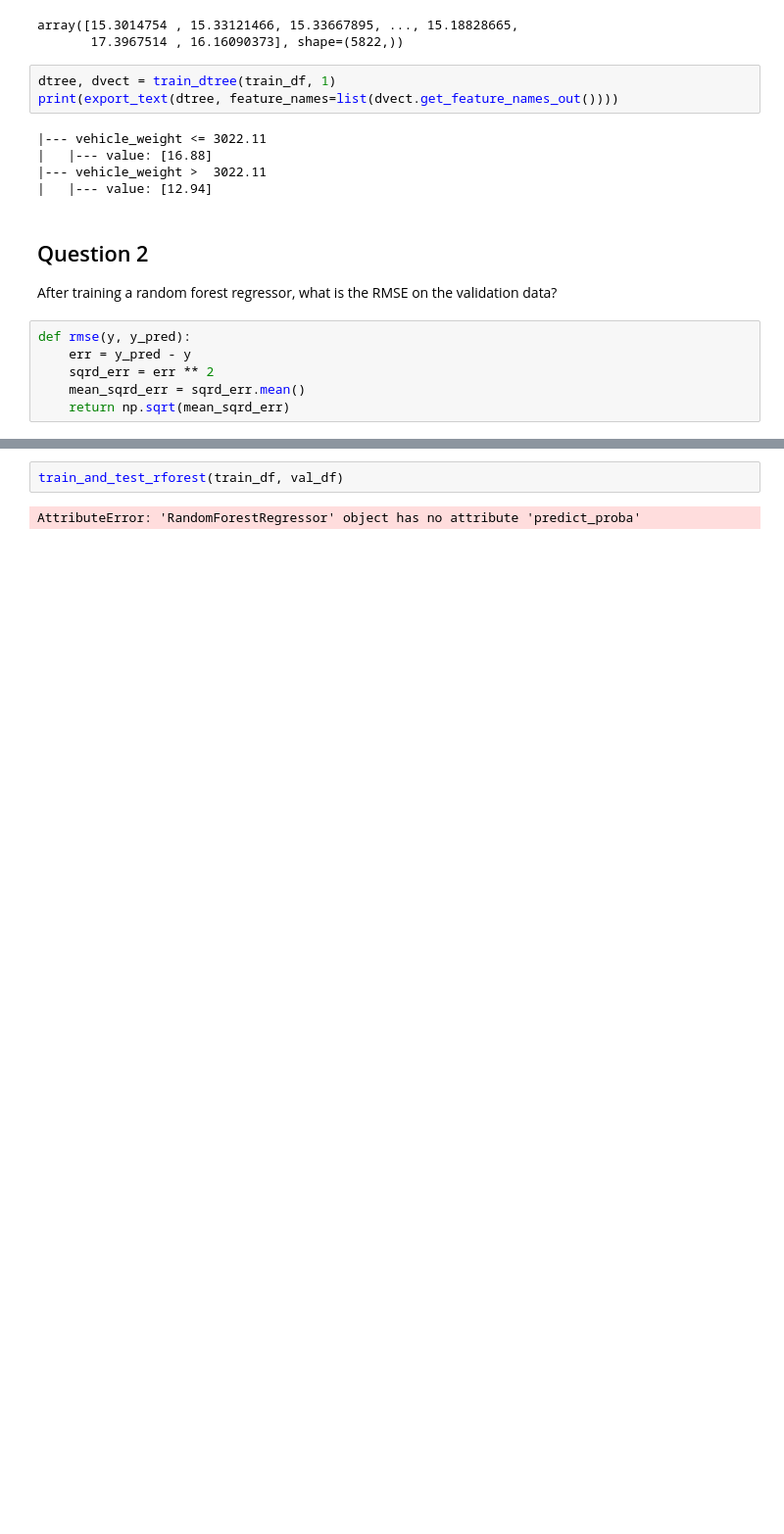
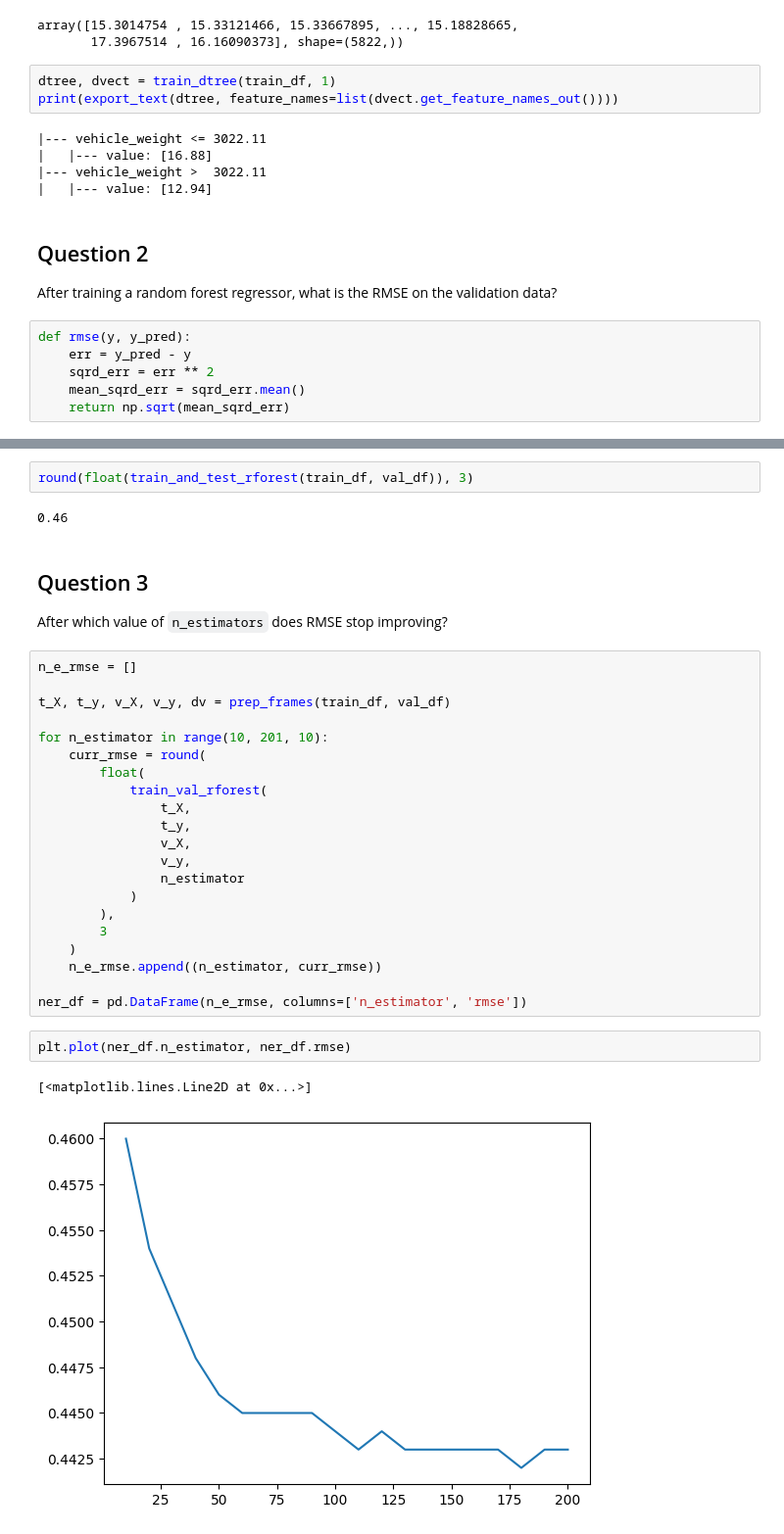
Before and after one commit to holdenparker/ml-zoomcamp-2025, a Jupyter notebook: homework/06/trees.ipynb, the cells around one changed output, grey strips where cells are left out. Shown at 98% size. Cells and saved outputs as stored; diff of their text form; blank space fills up the shorter version.

Commit message:
feat: HW06 - Tuning Random Forest Regressor and XGBoost.

```diff
--- a/homework/06/trees.ipynb
+++ b/homework/06/trees.ipynb
@@ -125,4 +142,33 @@ def train_and_test_rforest(tr_df, v_df):
 # %%
-train_and_test_rforest(train_df, val_df)
+round(float(train_and_test_rforest(train_df, val_df)), 3)
 # %% [output]
-AttributeError: 'RandomForestRegressor' object has no attribute 'predict_proba'
+0.46
+# %% [markdown]
+## Question 3
+After which value of `n_estimators` does RMSE stop improving?
+# %%
+n_e_rmse = []
+
+t_X, t_y, v_X, v_y, dv = prep_frames(train_df, val_df)
+
+for n_estimator in range(10, 201, 10):
+    curr_rmse = round(
+        float(
+            train_val_rforest(
+                t_X,
+                t_y,
+                v_X,
+                v_y,
+                n_estimator
+            )
+        ),
+        3
+    )
+    n_e_rmse.append((n_estimator, curr_rmse))
+
+ner_df = pd.DataFrame(n_e_rmse, columns=['n_estimator', 'rmse'])
+# %%
+plt.plot(ner_df.n_estimator, ner_df.rmse)
+# %% [output]
+[<matplotlib.lines.Line2D at 0x...>]
+[figure, added]
```
Also changed, not shown: parts of 8 cells of this notebook, 1 other file.
